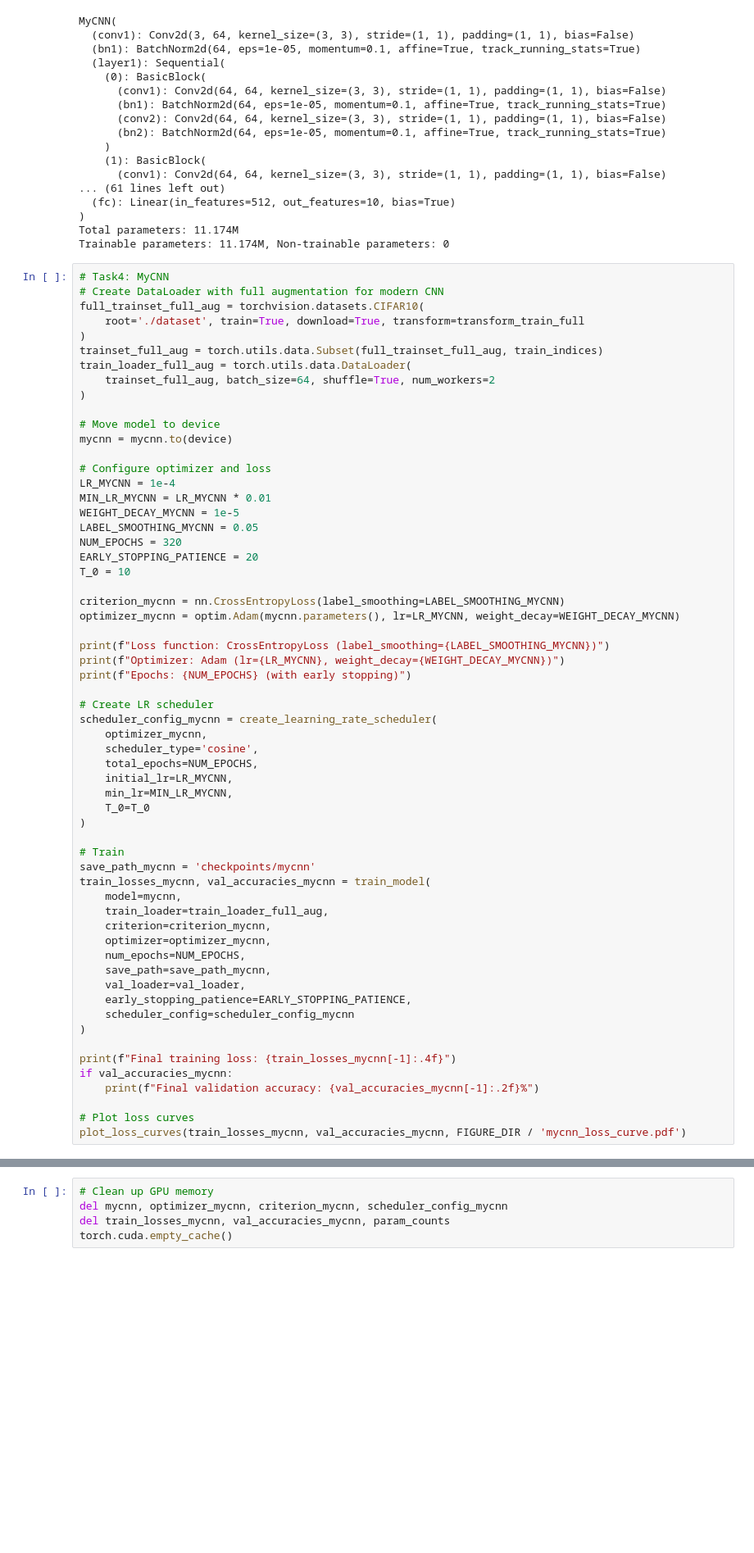
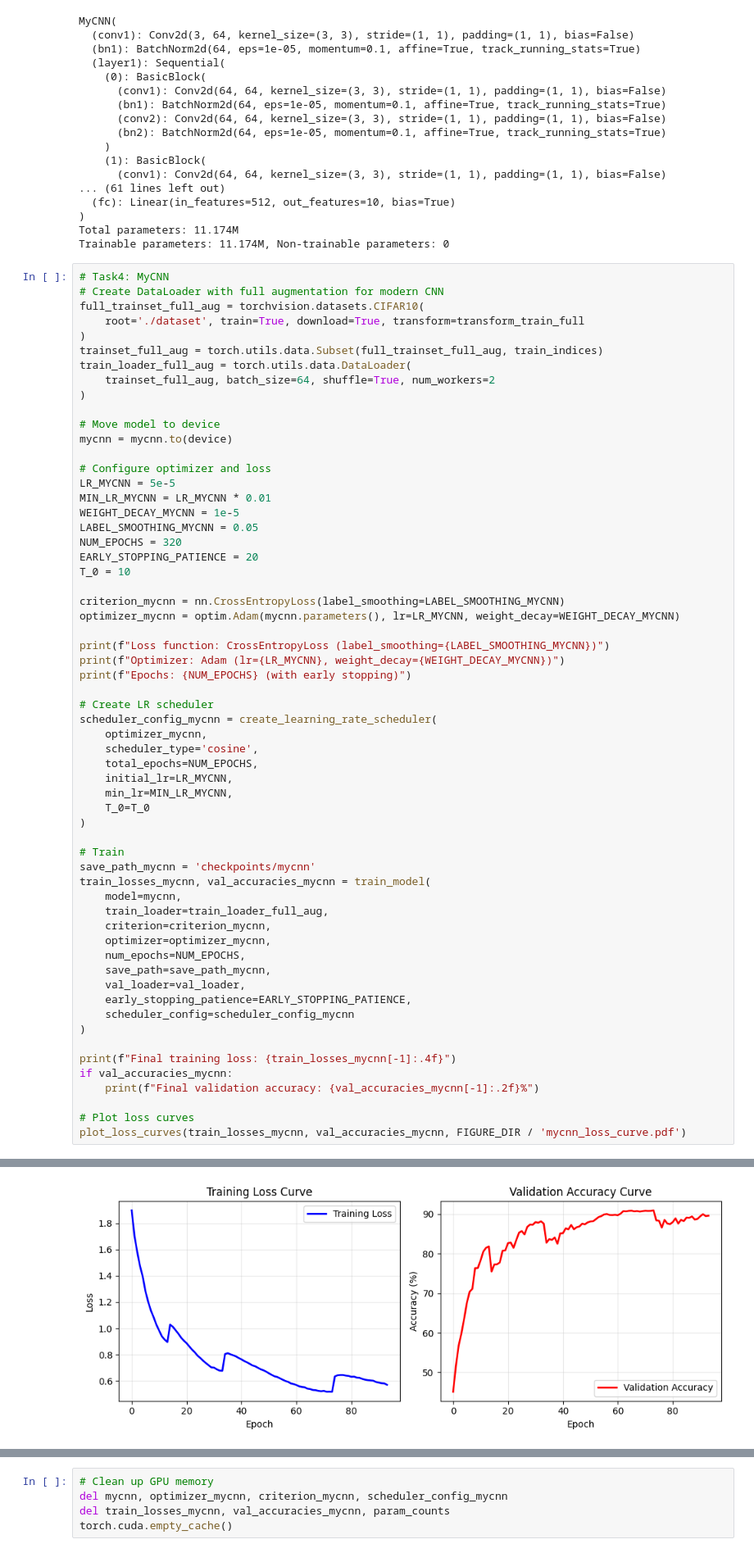
Before and after one commit to Snivallus/Introduction-to-AI-Project-01, a Jupyter notebook: project.ipynb, the cells around one changed output, grey strips where cells are left out. Shown at 82% size. Cells and saved outputs as stored; diff of their text form; blank space fills up the shorter version.

```diff
--- a/project.ipynb
+++ b/project.ipynb
@@ -958,7 +907,7 @@ train_loader_full_aug = torch.utils.data.DataLoader(
 mycnn = mycnn.to(device)
 
 # Configure optimizer and loss
-LR_MYCNN = 1e-4
+LR_MYCNN = 5e-5
 MIN_LR_MYCNN = LR_MYCNN * 0.01
 WEIGHT_DECAY_MYCNN = 1e-5
 LABEL_SMOOTHING_MYCNN = 0.05
@@ -1015,0 +973 @@ Epoch 1/320: Train Loss: 1.8927, Val Accuracy: 43.48%, Learning Rate: 0.000020,
+[figure, added]
```
Also changed, not shown: parts of 9 cells of this notebook, 18 other files.
